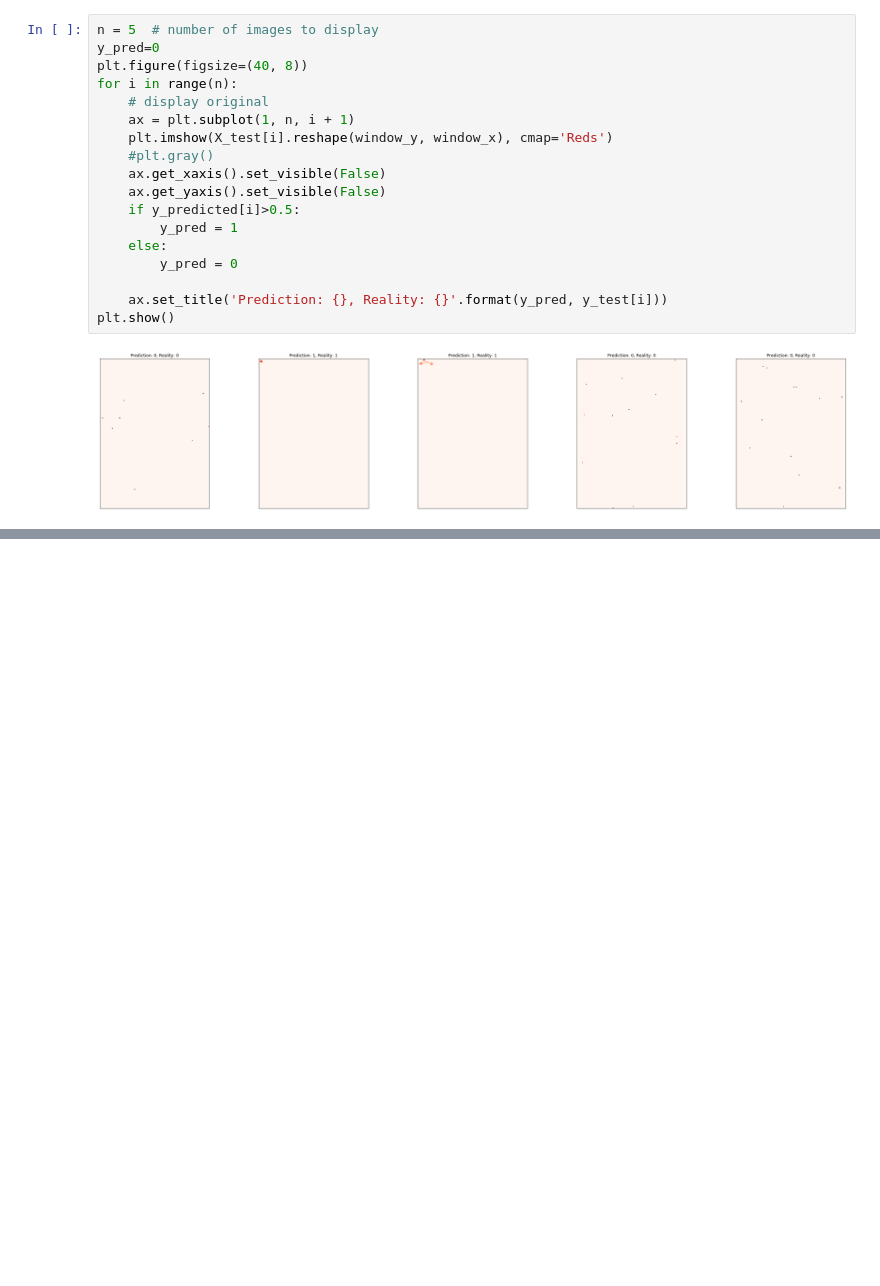
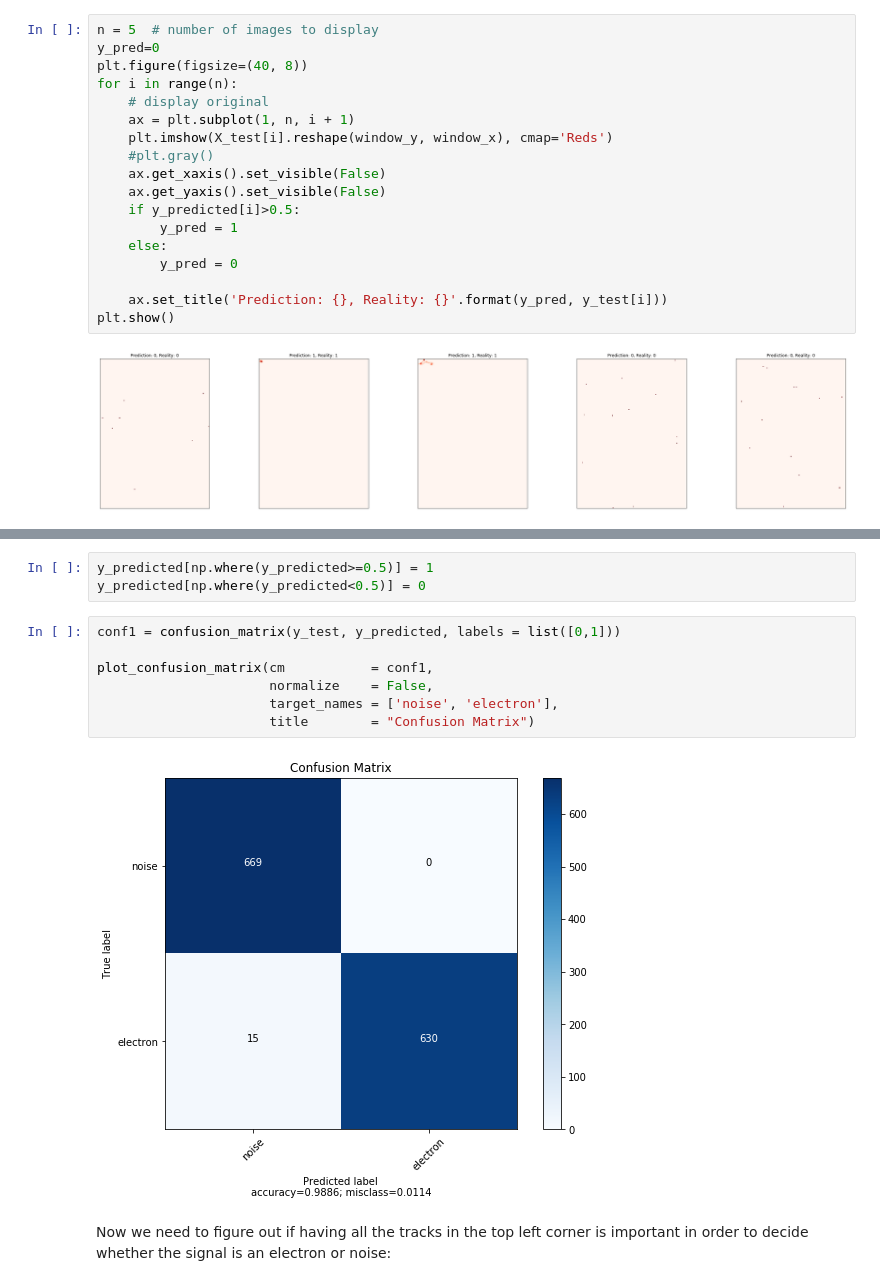
Before and after one commit to silmaglo/TFM, a Jupyter notebook: electrons_vs_noise/electron_vs_noise.ipynb, the cells around one changed output, grey strips where cells are left out. Cells and saved outputs as stored; diff of their text form; blank space fills up the shorter version.

```diff
--- a/electrons_vs_noise/electron_vs_noise.ipynb
+++ b/electrons_vs_noise/electron_vs_noise.ipynb
@@ -146,0 +228,14 @@ plt.show()
+# %%
+y_predicted[np.where(y_predicted>=0.5)] = 1
+y_predicted[np.where(y_predicted<0.5)] = 0
+# %%
+conf1 = confusion_matrix(y_test, y_predicted, labels = list([0,1]))
+
+plot_confusion_matrix(cm           = conf1,
+                      normalize    = False,
+                      target_names = ['noise', 'electron'],
+                      title        = "Confusion Matrix")
+# %% [output]
+[figure, added]
+# %% [markdown]
+Now we need to figure out if having all the tracks in the top left corner is important in order to decide whether the signal is an electron or noise:
```
Also changed, not shown: parts of 46 cells of this notebook.
